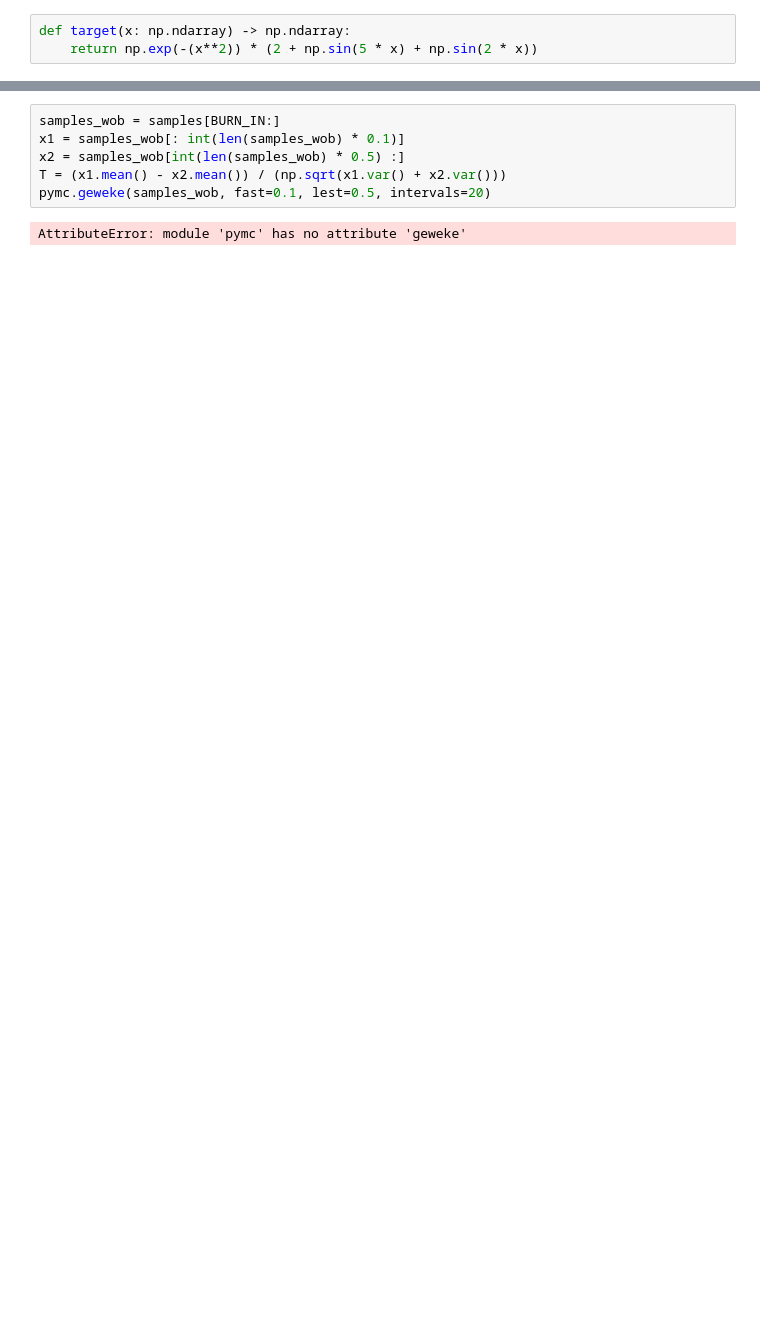
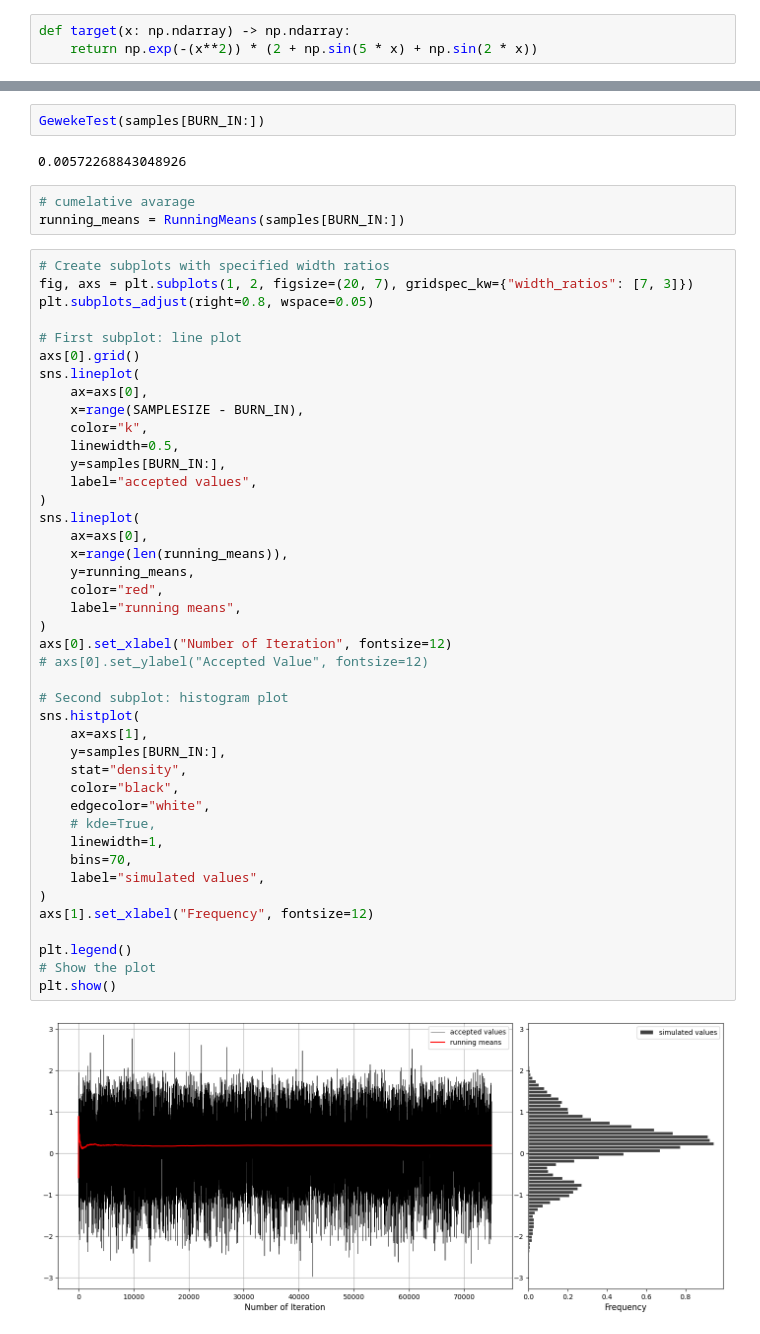
Before and after one commit to AzmainBiswas/Monte_Carlo, a Jupyter notebook: Metropolis-Hastings algorithm/example-1/example1.ipynb, the cells around one changed output, grey strips where cells are left out. Cells and saved outputs as stored; diff of their text form; blank space fills up the shorter version.

```diff
--- a/Metropolis-Hastings algorithm/example-1/example1.ipynb
+++ b/Metropolis-Hastings algorithm/example-1/example1.ipynb
@@ -91,11 +124,54 @@ Text(0, 0.5, 'Frequency')
-# %%
-samples_wob = samples[BURN_IN:]
-x1 = samples_wob[: int(len(samples_wob) * 0.1)]
-x2 = samples_wob[int(len(samples_wob) * 0.5) :]
-T = (x1.mean() - x2.mean()) / (np.sqrt(x1.var() + x2.var()))
-pymc.geweke(samples_wob, fast=0.1, lest=0.5, intervals=20)
-# %% [output]
-AttributeError: module 'pymc' has no attribute 'geweke'
+# %%
+GewekeTest(samples[BURN_IN:])
+# %% [output]
+0.00572268843048926
+# %%
+# cumelative avarage
+running_means = RunningMeans(samples[BURN_IN:])
+# %%
+# Create subplots with specified width ratios
+fig, axs = plt.subplots(1, 2, figsize=(20, 7), gridspec_kw={"width_ratios": [7, 3]})
+plt.subplots_adjust(right=0.8, wspace=0.05)
+
+# First subplot: line plot
+axs[0].grid()
+sns.lineplot(
+    ax=axs[0],
+    x=range(SAMPLESIZE - BURN_IN),
+    color="k",
+    linewidth=0.5,
+    y=samples[BURN_IN:],
+    label="accepted values",
+)
+sns.lineplot(
+    ax=axs[0],
+    x=range(len(running_means)),
+    y=running_means,
+    color="red",
+    label="running means",
+)
+axs[0].set_xlabel("Number of Iteration", fontsize=12)
+# axs[0].set_ylabel("Accepted Value", fontsize=12)
+
+# Second subplot: histogram plot
+sns.histplot(
+    ax=axs[1],
+    y=samples[BURN_IN:],
+    stat="density",
+    color="black",
+    edgecolor="white",
+    # kde=True,
+    linewidth=1,
+    bins=70,
+    label="simulated values",
+)
+axs[1].set_xlabel("Frequency", fontsize=12)
+
+plt.legend()
+# Show the plot
+plt.show()
+# %% [output]
+[figure, added]
 # %% [markdown]
 ### Sample 2
 
```
Also changed, not shown: parts of 52 cells of this notebook, 3 other files.
